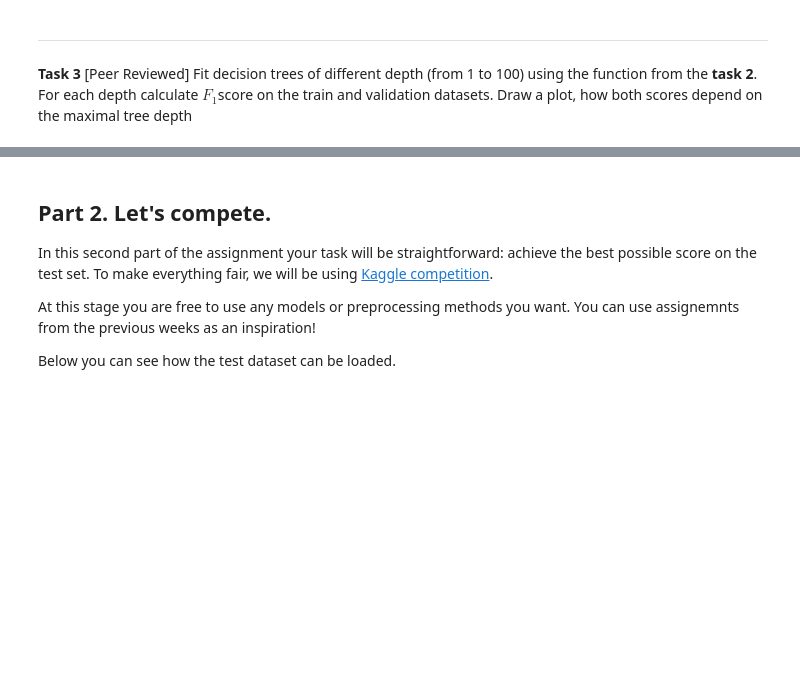
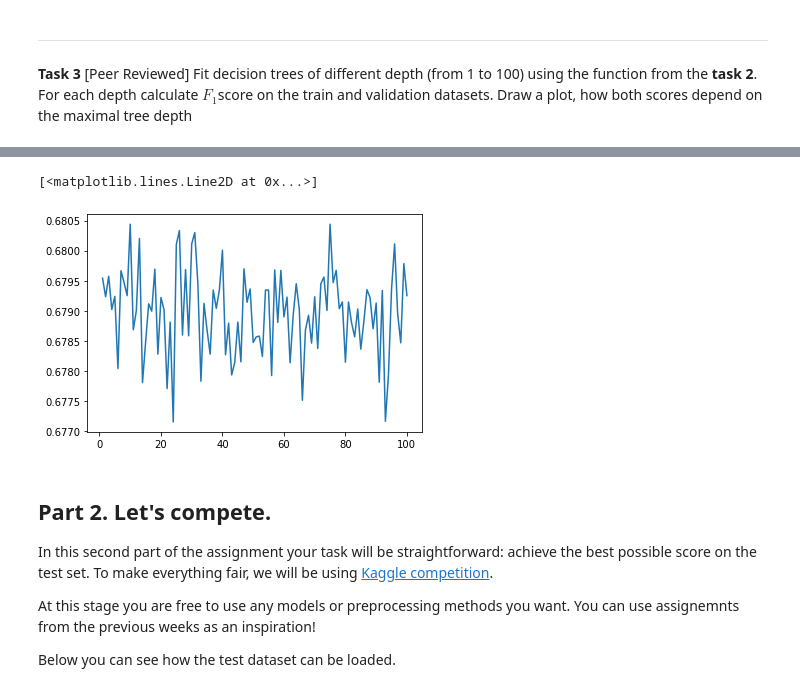
Before and after one commit to Gawainus/hse, a Jupyter notebook: mda_machine_learning/week5_graded/Week5.ipynb, the cells around one changed output, grey strips where cells are left out. Drawn from its saved outputs; the diff is of its cells as text; code cells hidden in the pictures; blank space fills up the shorter version.

```diff
--- a/mda_machine_learning/week5_graded/Week5.ipynb
+++ b/mda_machine_learning/week5_graded/Week5.ipynb
@@ -54,7 +86,22 @@ raise NotImplementedError()
+# %%
+from sklearn.impute import SimpleImputer
+from sklearn.compose import ColumnTransformer
+from sklearn.preprocessing import OneHotEncoder, StandardScaler
+from sklearn.pipeline import make_pipeline
+
+# YOUR CODE HERE
+cate_pipe = make_pipeline(SimpleImputer(strategy='most_frequent'), OneHotEncoder())
+numeric_pipe = make_pipeline(StandardScaler())
+
+# Combine all three pipelines in one column transformer
+column_transformer = ColumnTransformer([
+ ('cate', cate_pipe, cate_cols),
+ ('numeric', numeric_pipe, numeric_cols)],
+remainder='drop')
 # %%
 X_transformed = column_transformer.fit_transform(X_train)
-X_transformed.shape
+print(X_transformed.shape)
 
-X_transformed = column_transformer.fit_transform(X_train)
+# X_transformed = column_transformer.fit_transform(X_train)
 assert X_transformed.shape[0] == 19536
 assert X_transformed.shape[1] == 104
@@ -72,7 +121,11 @@ from sklearn.pipeline import make_pipeline
 
 def tree_pipe(max_depth):
     # YOUR CODE HERE
-    raise NotImplementedError()
+    pipeline = make_pipeline(
+        column_transformer,
+        DecisionTreeClassifier(max_depth=12)
+    )
+
     return pipeline
 # %%
 test_pipe = tree_pipe(1)
@@ -94,0 +141,13 @@ pass
+# %%
+from sklearn.metrics import f1_score
+
+# YOUR CODE HERE
+def find_f1s():
+    for md in range(1, 101):
+        test_pipe = tree_pipe(max_depth=md)
+        test_pipe.fit(X_train, y_train)
+        y_hat = test_pipe.predict(X_valid)
+        yield f1_score(y_hat, y_valid)
+
+f1_scores = list(find_f1s())
+f1_scores
@@ -95,3 +172,8 @@ pass
+# %%
+plt.plot(range(1, 101), f1_scores)
+# %% [output]
+[<matplotlib.lines.Line2D at 0x...>]
+[figure, added]
 # %% [markdown]
 ## Part 2. Let's compete. <a class="anchor" id="part2"></a>
 
```
Also changed, not shown: parts of 16 cells of this notebook, 7 other files.
